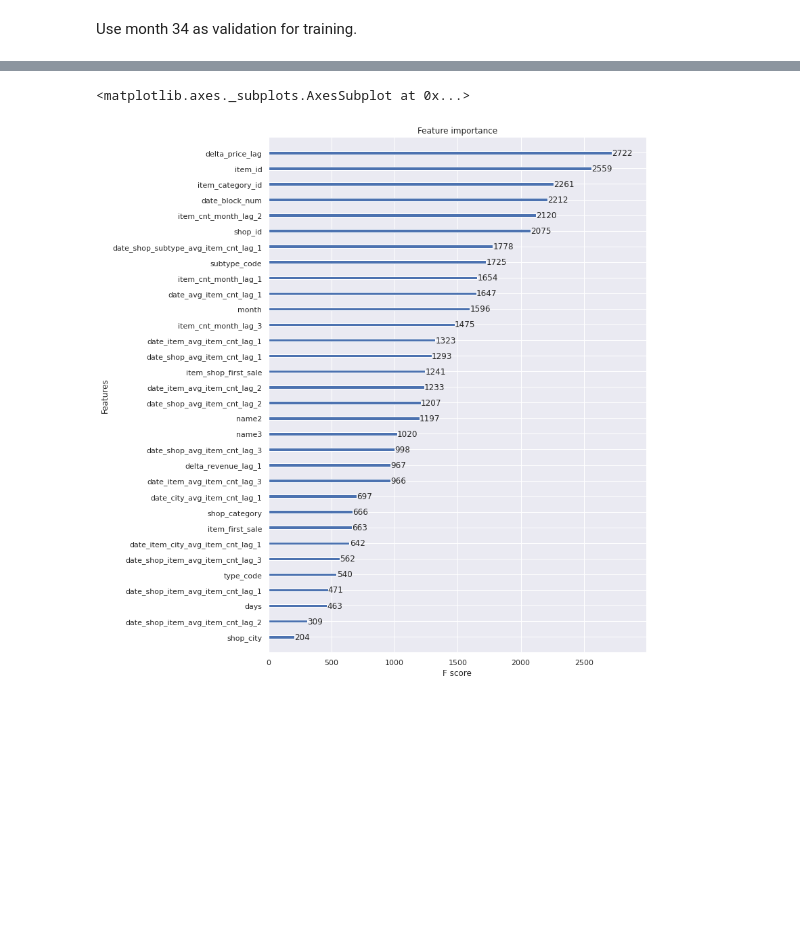
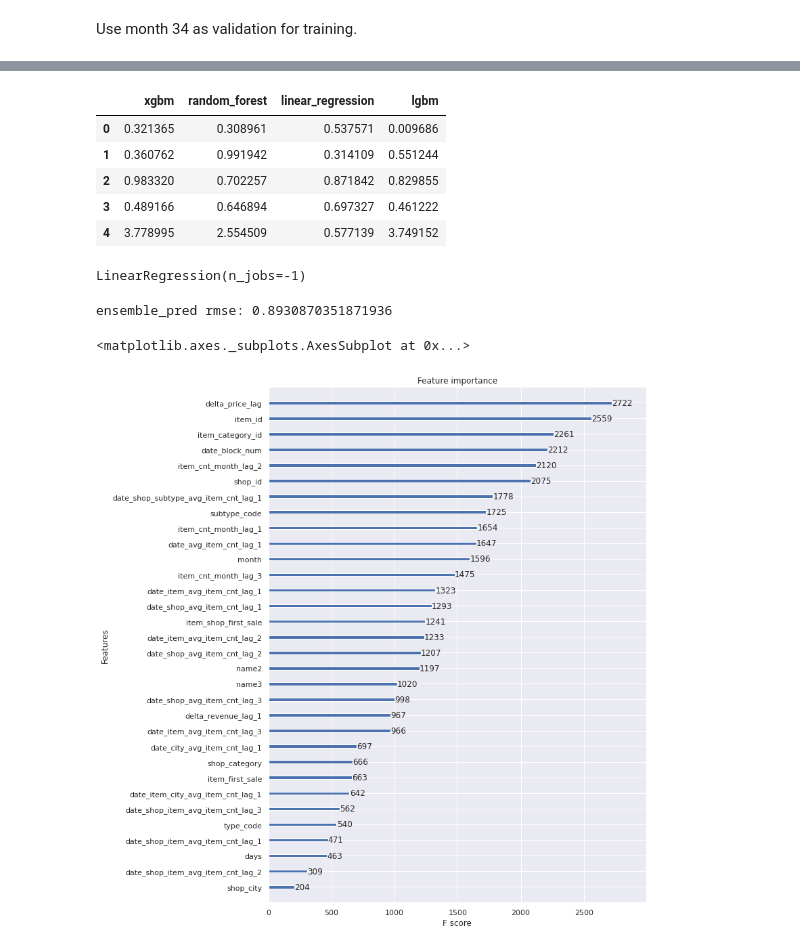
Before and after one commit to JaeHeee/AIFFEL_Merona, a Jupyter notebook: JH/future-sales-3.ipynb, the cells around one changed output, grey strips where cells are left out. Drawn from its saved outputs; the diff is of its cells as text; code cells hidden in the pictures; blank space fills up the shorter version.

```diff
--- a/JH/future-sales-3.ipynb
+++ b/JH/future-sales-3.ipynb
@@ -612,0 +720,14 @@ temp.shape
+# %%
+first_level_test = pd.DataFrame(Y_test, columns=['xgbm'])
+first_level_test['random_forest'] = rf_test
+first_level_test['linear_regression'] = linear_test
+# first_level_test['knn'] = knn_test
+first_level_test['lgbm'] = light_test
+first_level_test.head()
+# %% [output]
+|  | xgbm | random_forest | linear_regression | lgbm |
+| 0 | 0.321365 | 0.308961 | 0.537571 | 0.009686 |
+| 1 | 0.360762 | 0.991942 | 0.314109 | 0.551244 |
+| 2 | 0.983320 | 0.702257 | 0.871842 | 0.829855 |
+| 3 | 0.489166 | 0.646894 | 0.697327 | 0.461222 |
+| 4 | 3.778995 | 2.554509 | 0.577139 | 3.749152 |
@@ -612,0 +736,5 @@ temp.shape
+# %%
+first_level.drop('label', axis=1, inplace=True)
+meta_model.fit(first_level, Y_valid)
+# %% [output]
+LinearRegression(n_jobs=-1)
@@ -612,0 +744,4 @@ temp.shape
+# %%
+print('ensemble_pred rmse:', np.sqrt(mean_squared_error(ensemble_pred, Y_valid)))
+# %% [output]
+ensemble_pred rmse: 0.8930870351871936
```
Also changed, not shown: parts of 31 cells of this notebook, 1 other file.
